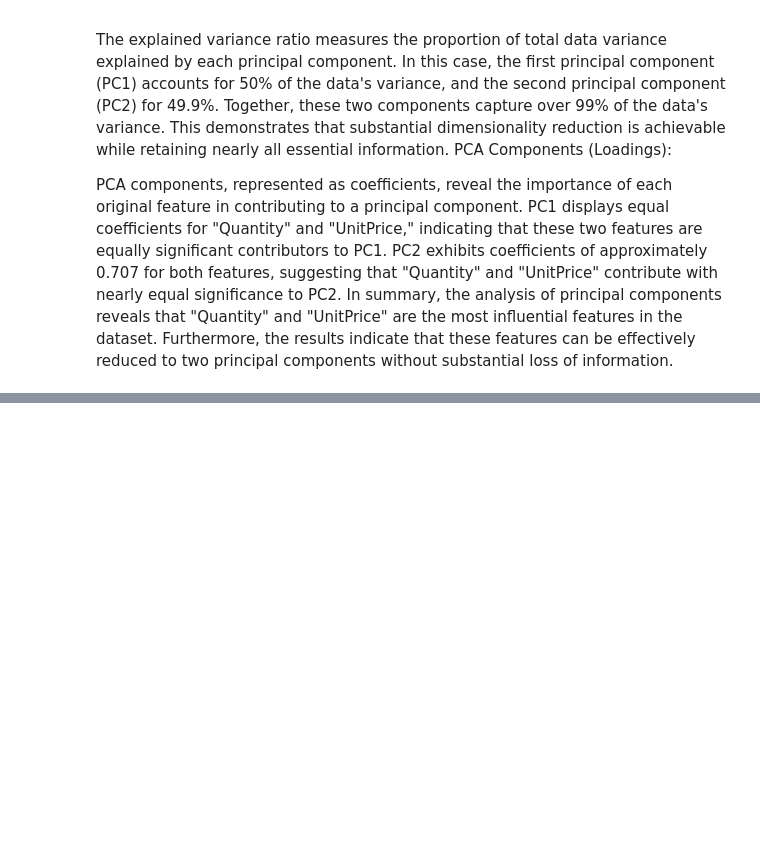
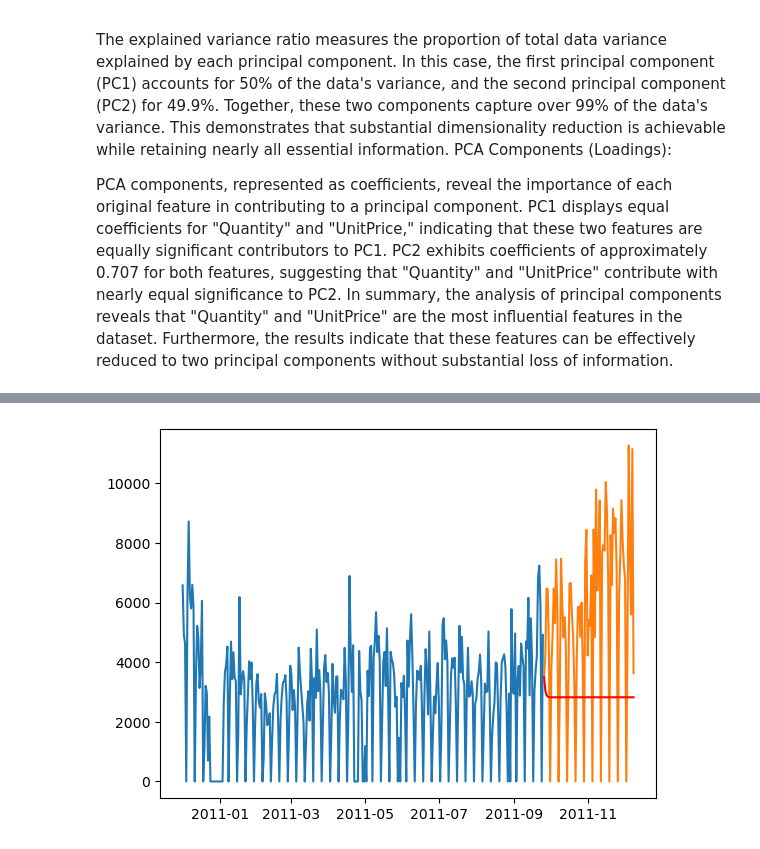
Before and after one commit to ArjunVylat/E-commerce-Purchase-Analysis, a Jupyter notebook: Customer Purchase Analysis for E-Commerce Website.ipynb, the cells around one changed output, grey strips where cells are left out. Saved outputs shown, nothing was run; the diff lists cells and outputs as text; code cells hidden in the pictures; blank space fills up the shorter version.

```diff
--- a/Customer Purchase Analysis for E-Commerce Website.ipynb
+++ b/Customer Purchase Analysis for E-Commerce Website.ipynb
@@ -247,0 +263,19 @@ In summary, the analysis of principal components reveals that "Quantity" and "Un
+# %%
+daily_sales = data_for_arima.resample('D').sum()
+# %%
+train_size = int(len(daily_sales) * 0.8)
+train_data, test_data = daily_sales[0 : train_size], daily_sales[train_size : len(daily_sales)]
+# %%
+from statsmodels.tsa.arima.model import ARIMA
+
+model = ARIMA(train_data['Quantity'], order = (1, 1, 1))
+fitted_model = model.fit()
+# %%
+predictions = fitted_model.predict(start = len(train_data), end = len(train_data) + len(test_data) - 1, typ = 'levels')
+# %%
+plt.plot(train_data['Quantity'])
+plt.plot(test_data['Quantity'])
+plt.plot(predictions, color = 'red')
+plt.show()
+# %% [output]
+[figure, added]
```
Also changed, not shown: parts of 9 cells of this notebook.
